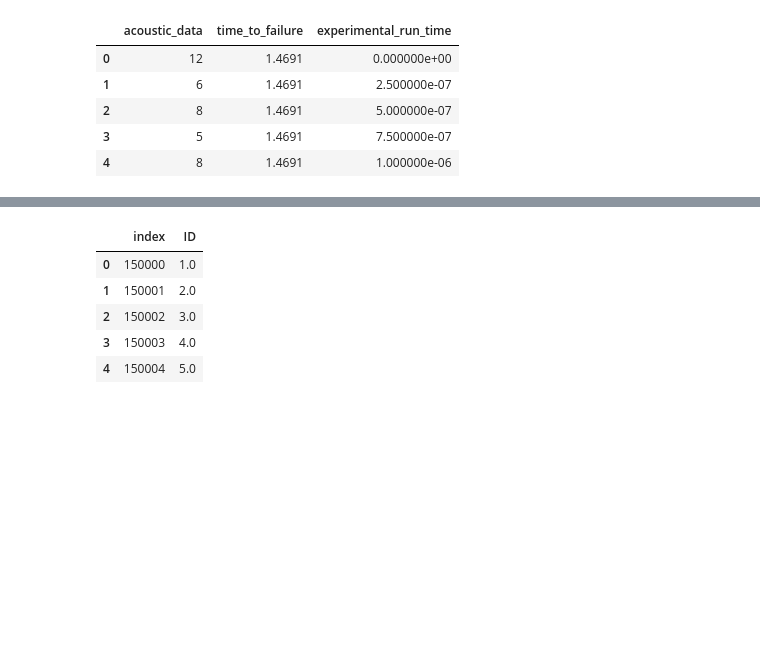
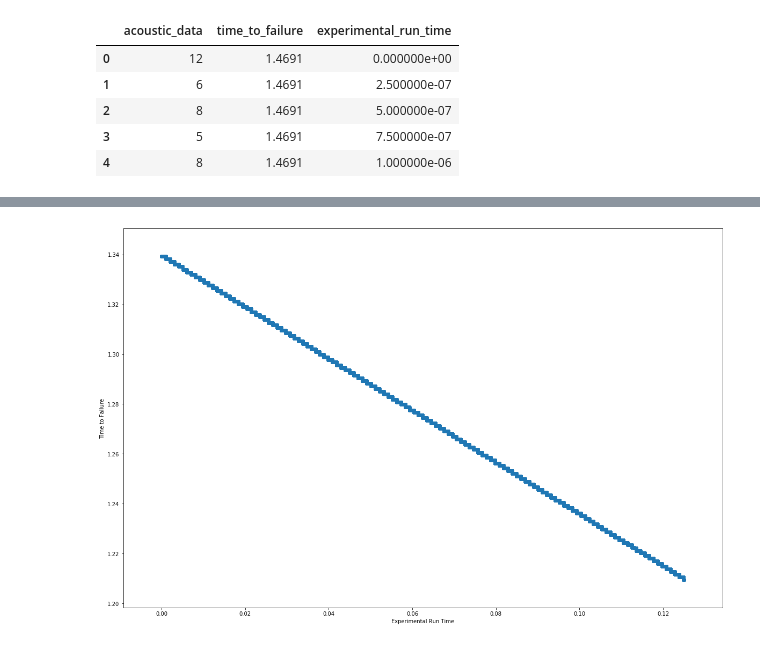
Before and after one commit to unewsome/data-question-7-kaggle-earthquake-predictions, a Jupyter notebook: DQ7 - UWN.ipynb, the cells around one changed output, grey strips where cells are left out. Cells and saved outputs as stored; diff of their text form; code cells hidden in the pictures; blank space fills up the shorter version.

```diff
--- a/DQ7 - UWN.ipynb
+++ b/DQ7 - UWN.ipynb
@@ -96,11 +114,0 @@ trained_dfs[1].head()
-# %%
-rolling_tide=trained_dfs[1].rolling(150,on='experimental_run_time').ID.count()
-df_rolling=pd.DataFrame(rolling_tide).reset_index()
-df_rolling.head()
-# %% [output]
-|  | index | ID |
-| 0 | 150000 | 1.0 |
-| 1 | 150001 | 2.0 |
-| 2 | 150002 | 3.0 |
-| 3 | 150003 | 4.0 |
-| 4 | 150004 | 5.0 |
@@ -108,0 +115,9 @@ df_rolling.head()
+# %%
+fig, ax = plt.subplots()
+fig.set_size_inches(20, 13)
+plt.scatter(trained_dfs[1].experimental_run_time,trained_dfs[1].time_to_failure,)
+plt.xlabel('Experimental Run Time')
+plt.ylabel('Time to Failure')
+plt.show()
+# %% [output]
+[figure, added]
```
Also changed, not shown: parts of 16 cells of this notebook.
